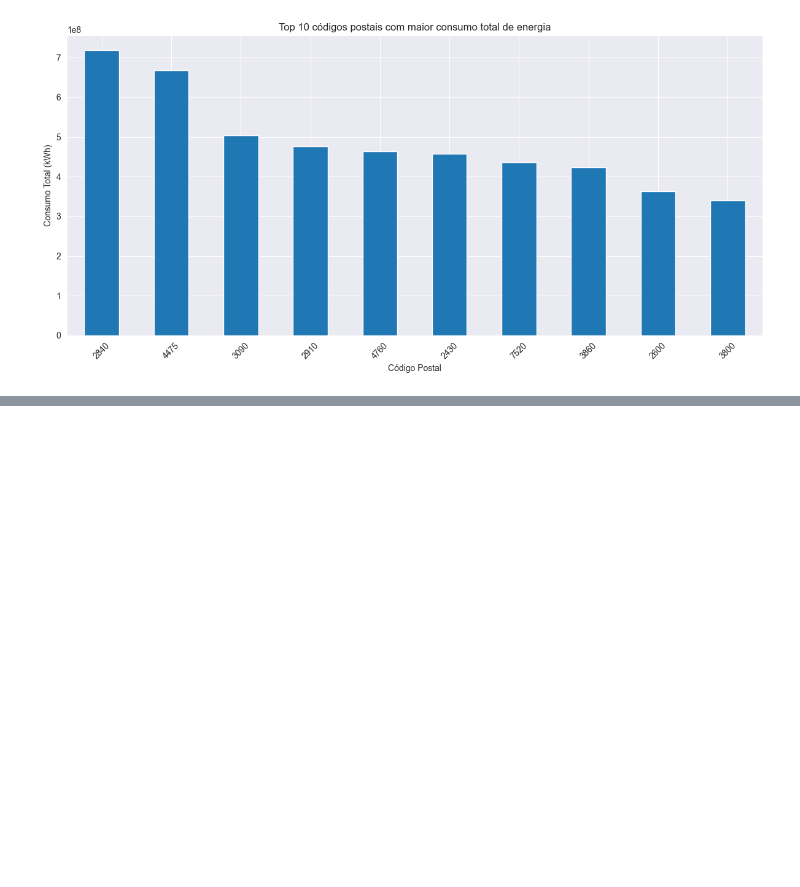
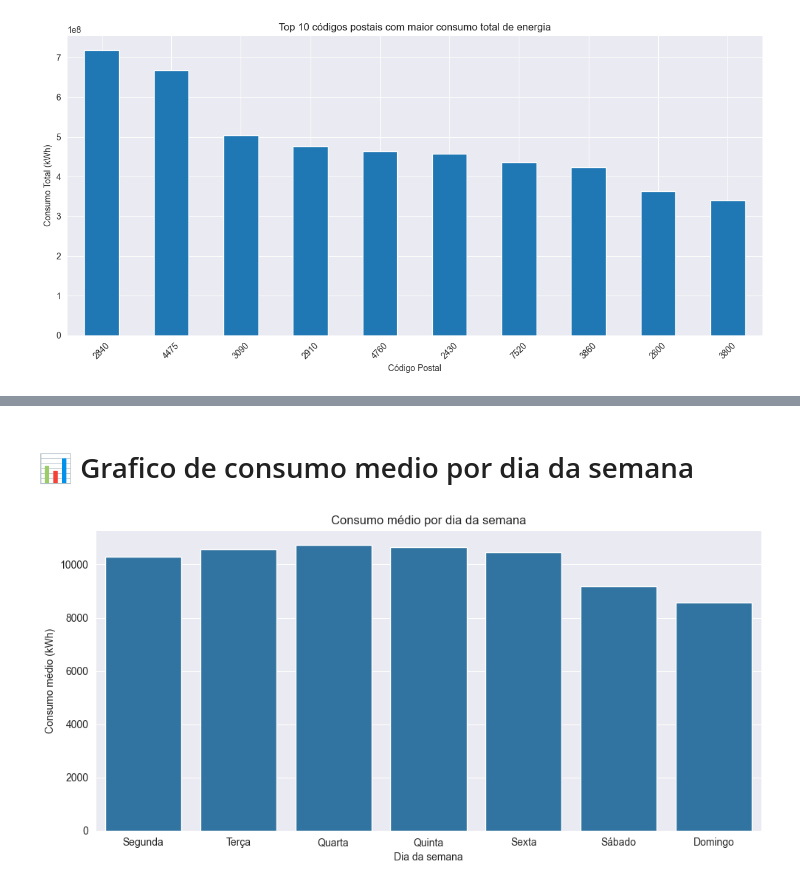
Before and after one commit to heyliceeee/previsao-do-consumo-energetico-com-ml, a Jupyter notebook: statsDataset.ipynb, the cells around one changed output, grey strips where cells are left out. Cells and saved outputs as stored; diff of their text form; code cells hidden in the pictures; blank space fills up the shorter version.

```diff
--- a/statsDataset.ipynb
+++ b/statsDataset.ipynb
@@ -121,0 +154,20 @@ plt.show()
+# %% [markdown]
+# 📊 Grafico de consumo medio por dia da semana
+# %%
+media_por_dia_semana = df.groupby('Day of the Week')['Active Energy (kWh)'].mean()
+
+# Ordenar os dias (opcional, se não estiverem na ordem certa)
+ordem_dias = ['Segunda', 'Terça', 'Quarta', 'Quinta', 'Sexta', 'Sábado', 'Domingo']
+media_por_dia_semana = media_por_dia_semana.reindex(ordem_dias)
+
+# Plot
+plt.figure(figsize=(10, 5))
+sns.barplot(x=media_por_dia_semana.index, y=media_por_dia_semana.values)
+plt.title('Consumo médio por dia da semana')
+plt.xlabel('Dia da semana')
+plt.ylabel('Consumo médio (kWh)')
+plt.grid(True, axis='y')
+plt.tight_layout()
+plt.show()
+# %% [output]
+[figure, added]
```
Also changed, not shown: parts of 10 cells of this notebook.
